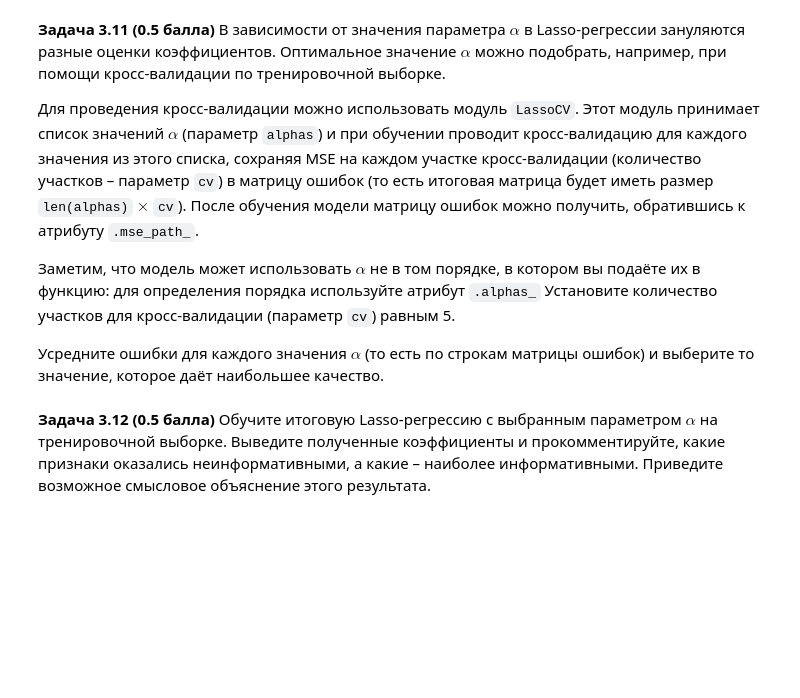
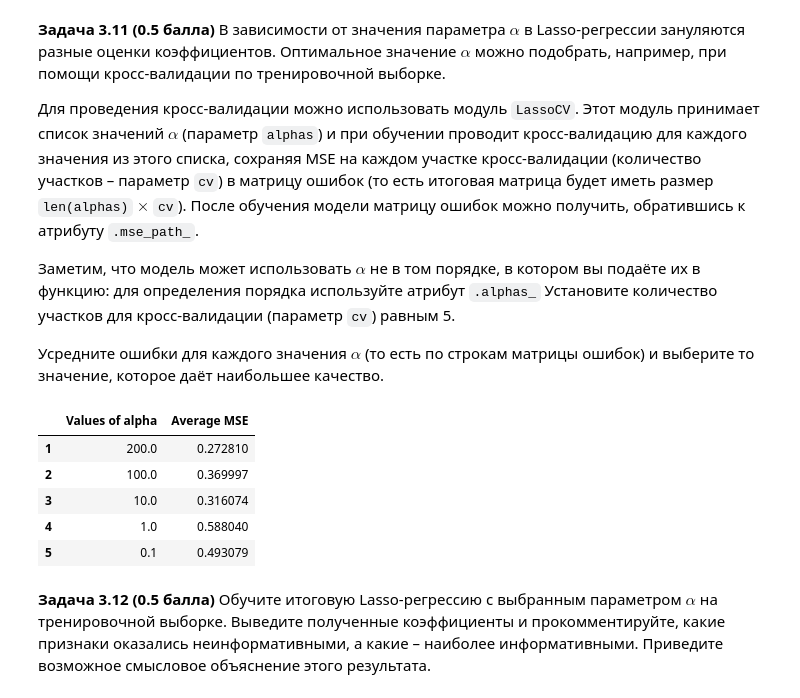
Before and after one commit to lapshinaaa/homework_machineLearning, a Jupyter notebook: hw04_knn_linreg.ipynb, the cells around one changed output. Drawn from its saved outputs; the diff is of its cells as text; code cells hidden in the pictures; blank space fills up the shorter version.

```diff
--- a/hw04_knn_linreg.ipynb
+++ b/hw04_knn_linreg.ipynb
@@ -593,6 +595,32 @@ plt.show()
 Заметим, что модель может использовать $\alpha$ не в том порядке, в котором вы подаёте их в функцию: для определения порядка используйте атрибут `.alphas_` Установите количество участков для кросс-валидации (параметр `cv`) равным 5.
 
 Усредните ошибки для каждого значения $\alpha$ (то есть по строкам матрицы ошибок) и выберите то значение, которое даёт наибольшее качество.
+# %%
+from sklearn.linear_model import LassoCV
+
+# initializing our lassoCV:
+lasso = LassoCV(cv = 5, alphas=alpha_parameters, max_iter = 10000) # increased the number of iterations again
+lasso.fit(X_train, y_train)
+
+# checking the order of alphas:
+alphas_df = pd.DataFrame({'Values of alpha': lasso.alphas_})
+alphas_df.index += 1
+
+# getting the matrix and averages of each row
+matrix_mse = lasso.mse_path_
+average_MSE = matrix_mse.mean(axis = 0)
+alphas_df['Average MSE'] = average_MSE
+alphas_df
+
+# Анализируя полученый дата фрейм, приходим к выводу, что наилучшее значение alpha: 200,
+# поскольку среднее значение MSE на кросс-валидации для такого значения параметра alpha наименьшее.
+# %% [output]
+|  | Values of alpha | Average MSE |
+| 1 | 200.0 | 0.272810 |
+| 2 | 100.0 | 0.369997 |
+| 3 | 10.0 | 0.316074 |
+| 4 | 1.0 | 0.588040 |
+| 5 | 0.1 | 0.493079 |
 # %% [markdown]
 **Задача 3.12 (0.5 балла)** Обучите итоговую Lasso-регрессию с выбранным параметром $\alpha$ на тренировочной выборке. Выведите полученные коэффициенты и прокомментируйте, какие признаки оказались неинформативными, а какие – наиболее информативными. Приведите возможное смысловое объяснение этого результата.
 # %% [markdown]
```
Also changed, not shown: parts of 7 cells of this notebook.
